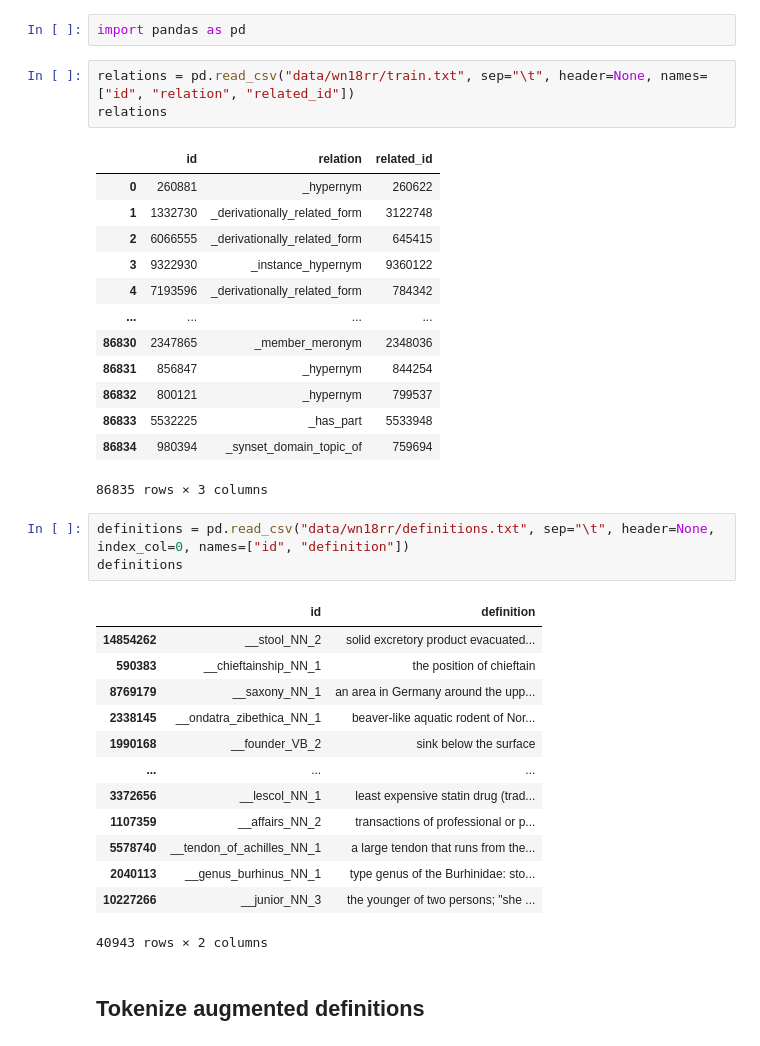
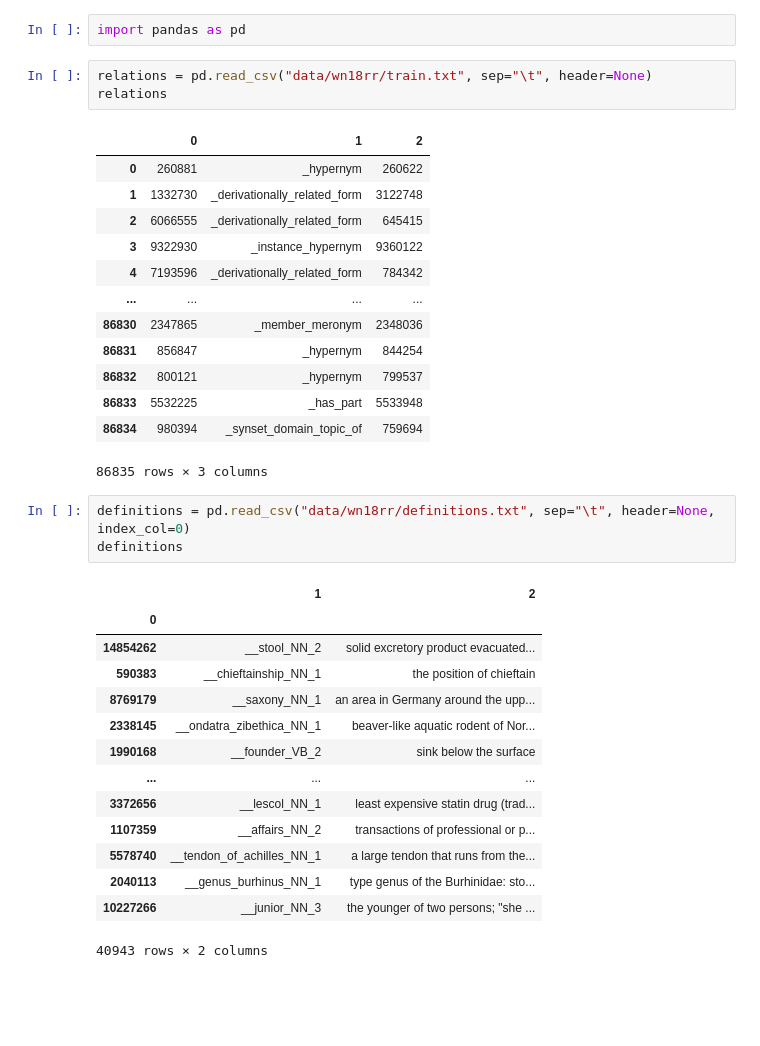
Before and after one commit to jpelayx/nlp, a Jupyter notebook: dataset.ipynb, the cells around one changed output. Cells and saved outputs as stored; diff of their text form; blank space fills up the shorter version.

```diff
--- a/dataset.ipynb
+++ b/dataset.ipynb
@@ -442,10 +442,10 @@ wordnet.edge2id
 # %%
 import pandas as pd
 # %%
-relations = pd.read_csv("data/wn18rr/train.txt", sep="\t", header=None, names=["id", "relation", "related_id"])
+relations = pd.read_csv("data/wn18rr/train.txt", sep="\t", header=None)
 relations
 # %% [output]
-|  | id | relation | related_id |
+|  | 0 | 1 | 2 |
 | 0 | 260881 | _hypernym | 260622 |
 | 1 | 1332730 | _derivationally_related_form | 3122748 |
 | 2 | 6066555 | _derivationally_related_form | 645415 |
@@ -459,10 +459,11 @@ relations
 | 86834 | 980394 | _synset_domain_topic_of | 759694 |
 86835 rows × 3 columns
 # %%
-definitions = pd.read_csv("data/wn18rr/definitions.txt", sep="\t", header=None, index_col=0, names=["id", "definition"])
+definitions = pd.read_csv("data/wn18rr/definitions.txt", sep="\t", header=None, index_col=0)
 definitions
 # %% [output]
-|  | id | definition |
+|  | 1 | 2 |
+| 0 |  |  |
 | 14854262 | __stool_NN_2 | solid excretory product evacuated... |
 | 590383 | __chieftainship_NN_1 | the position of chieftain |
 | 8769179 | __saxony_NN_1 | an area in Germany around the upp... |
@@ -475,5 +476,3 @@ definitions
 | 2040113 | __genus_burhinus_NN_1 | type genus of the Burhinidae: sto... |
 | 10227266 | __junior_NN_3 | the younger of two persons; "she ... |
 40943 rows × 2 columns
-# %% [markdown]
-## Tokenize augmented definitions
```
Also changed, not shown: parts of 24 cells of this notebook, 9 other files.
